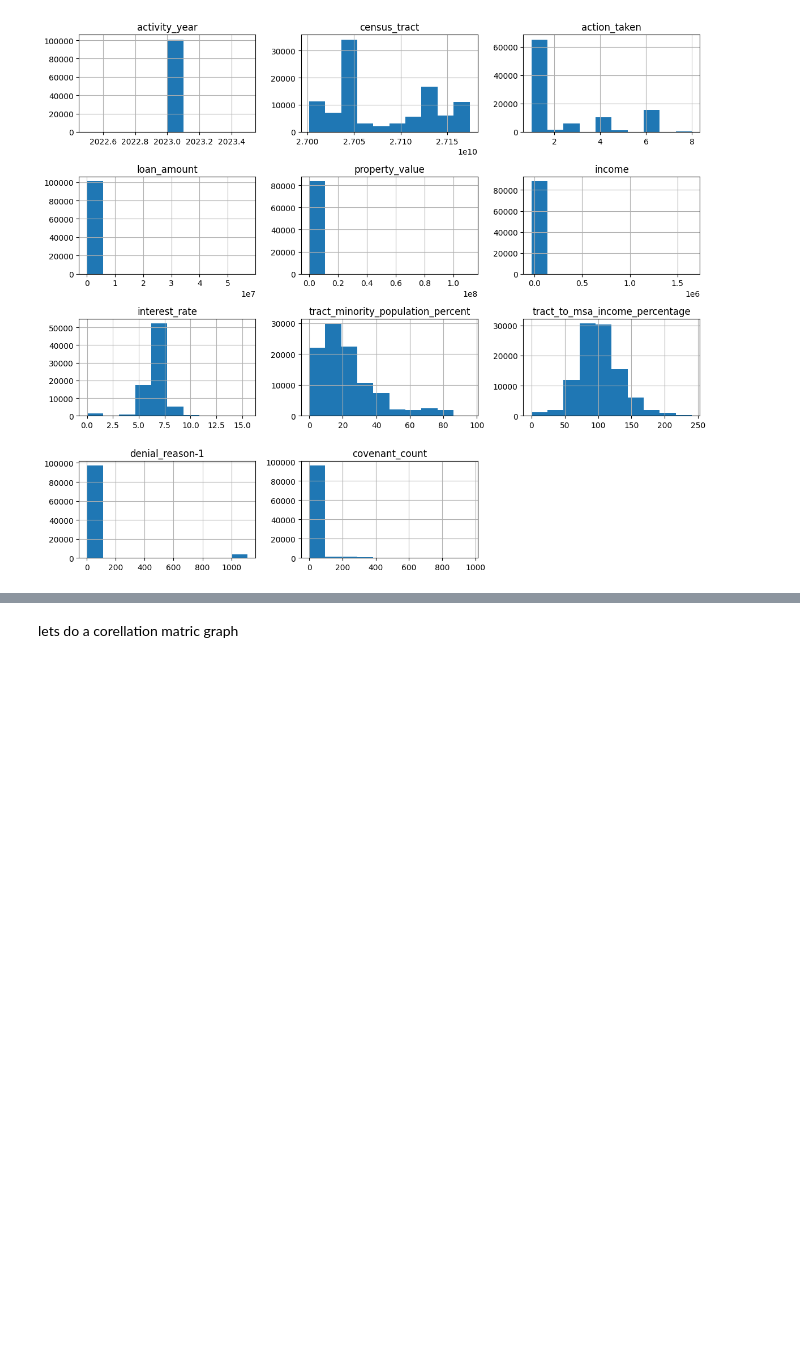
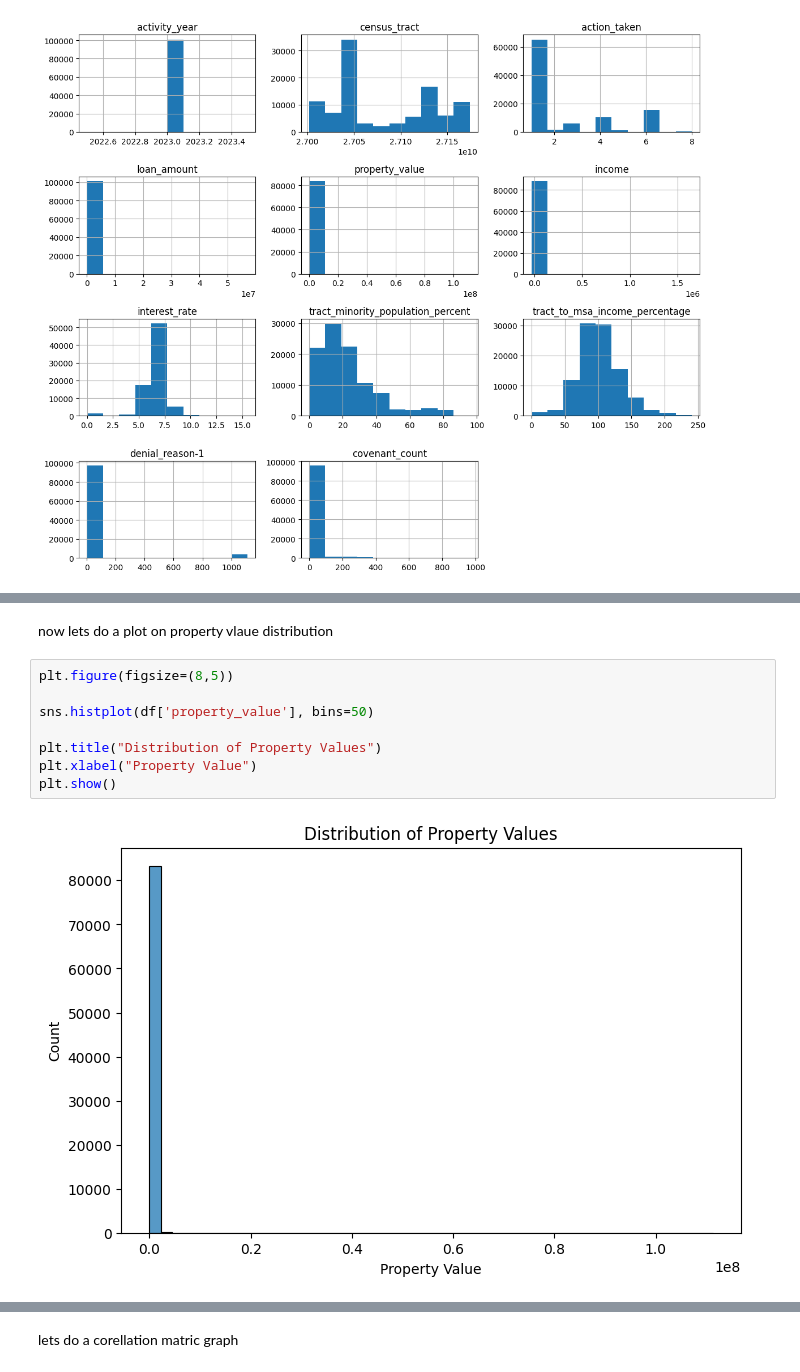
Before and after one commit to 2000031041-ShivaChary196/DATA6550-HOUSING-BIAS, a Jupyter notebook: CODE/VShiva.ipynb, the cells around one changed output, grey strips where cells are left out. Drawn from its saved outputs; the diff is of its cells as text; blank space fills up the shorter version.

```diff
--- a/CODE/VShiva.ipynb
+++ b/CODE/VShiva.ipynb
@@ -104,0 +129,12 @@ plt.show()
+# %% [markdown]
+now lets do a plot on property vlaue distribution
+# %%
+plt.figure(figsize=(8,5))
+
+sns.histplot(df['property_value'], bins=50)
+
+plt.title("Distribution of Property Values")
+plt.xlabel("Property Value")
+plt.show()
+# %% [output]
+[figure, added]
```
Also changed, not shown: parts of 24 cells of this notebook.
